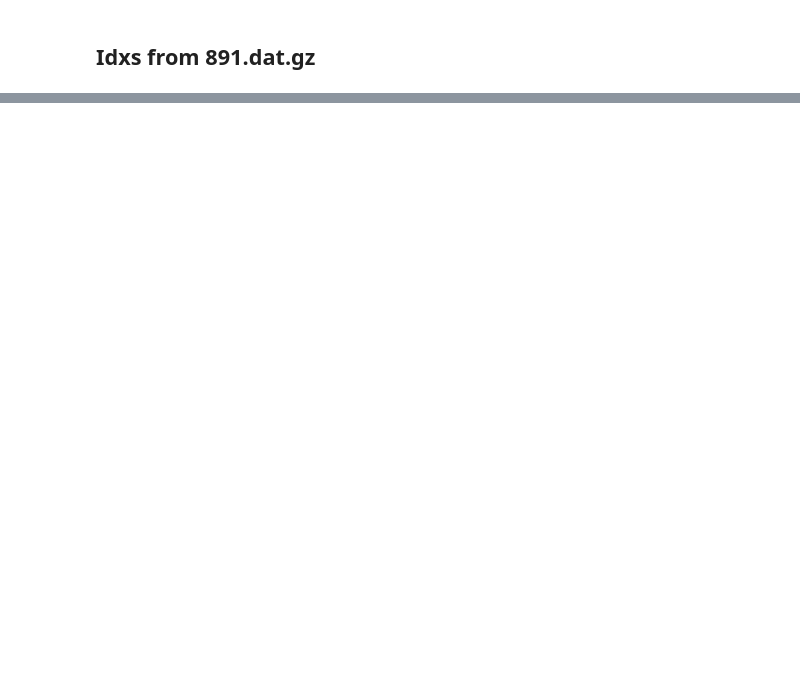
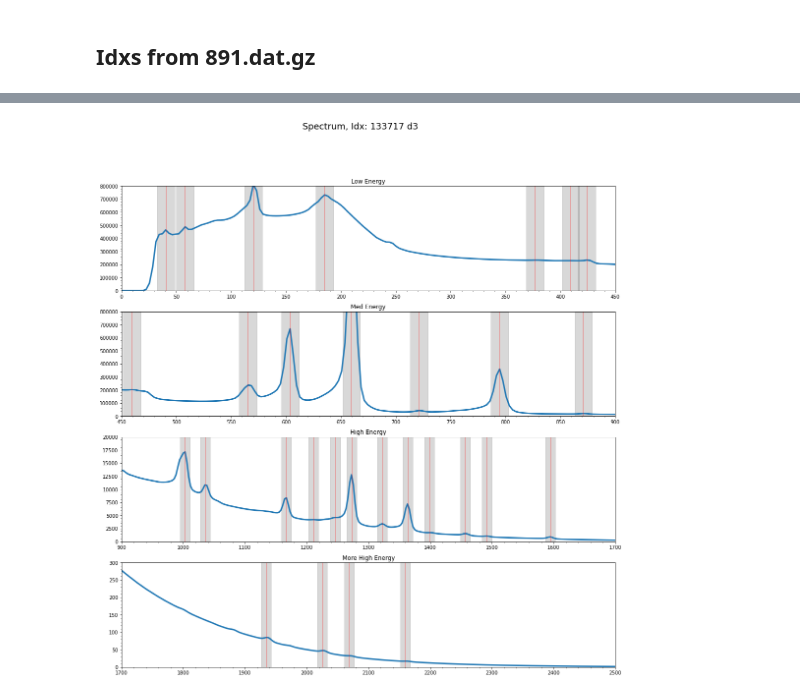
Before and after one commit to opotowsky/process_results, a Jupyter notebook: gammas/create_window_energy_bins.ipynb, the cells around one changed output, grey strips where cells are left out. Saved outputs shown, nothing was run; the diff lists cells and outputs as text; code cells hidden in the pictures; blank space fills up the shorter version.

```diff
--- a/gammas/create_window_energy_bins.ipynb
+++ b/gammas/create_window_energy_bins.ipynb
@@ -423,0 +441,10 @@ def plot_spectrum_autolines(title, x, y, en_list):
+# %%
+en_delta = 8 # d3 en_delta
+fig, ax = plot_spectrum_autolines(str(df_idx) + ' d3', d3_energy_bins, d3_df.loc[df_idx], en_list3)
+ax[0].set_ylim(0, 8e5)
+ax[1].set_ylim(0, 8e5)
+ax[2].set_ylim(0, 2e4)
+ax[3].set_ylim(0, 3e2)
+plt.show()
+# %% [output]
+[figure, added]
```
Also changed, not shown: parts of 14 cells of this notebook.
